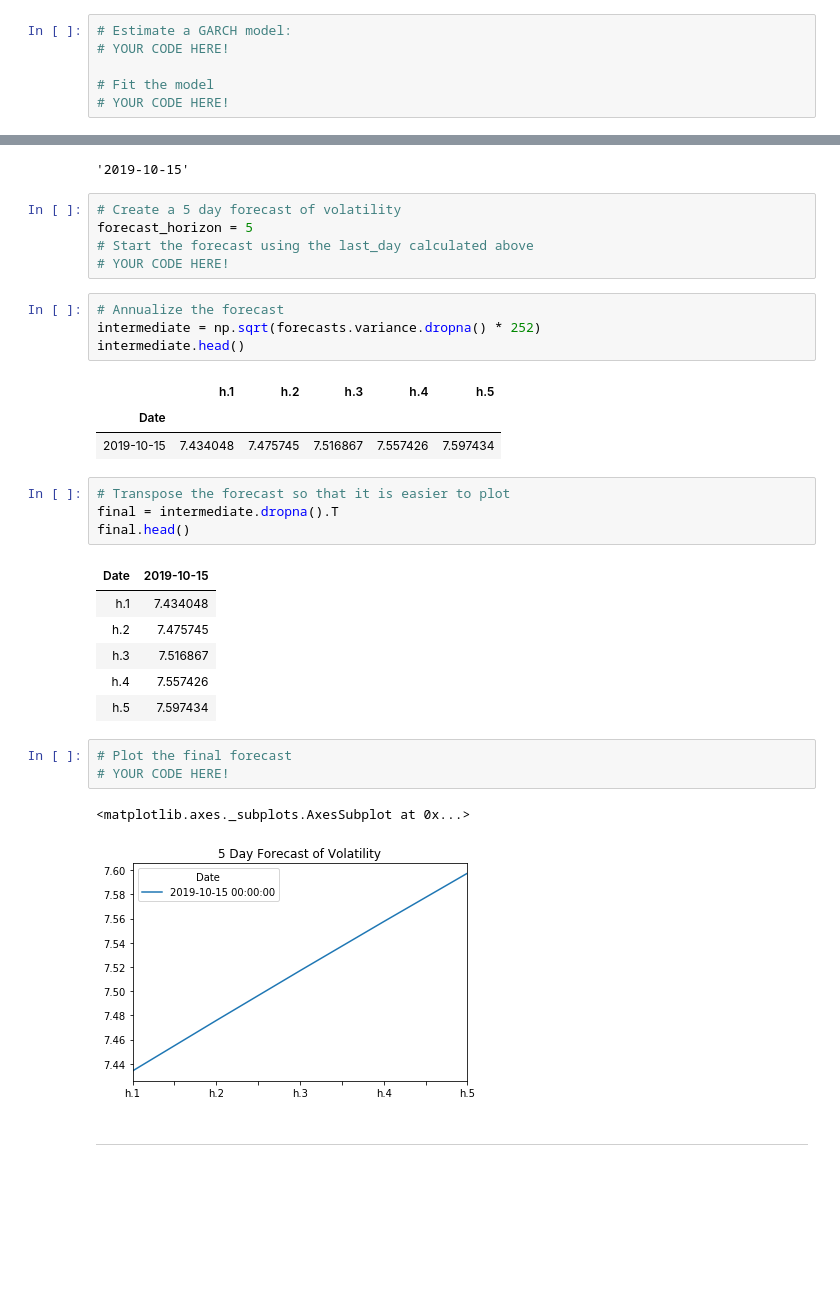
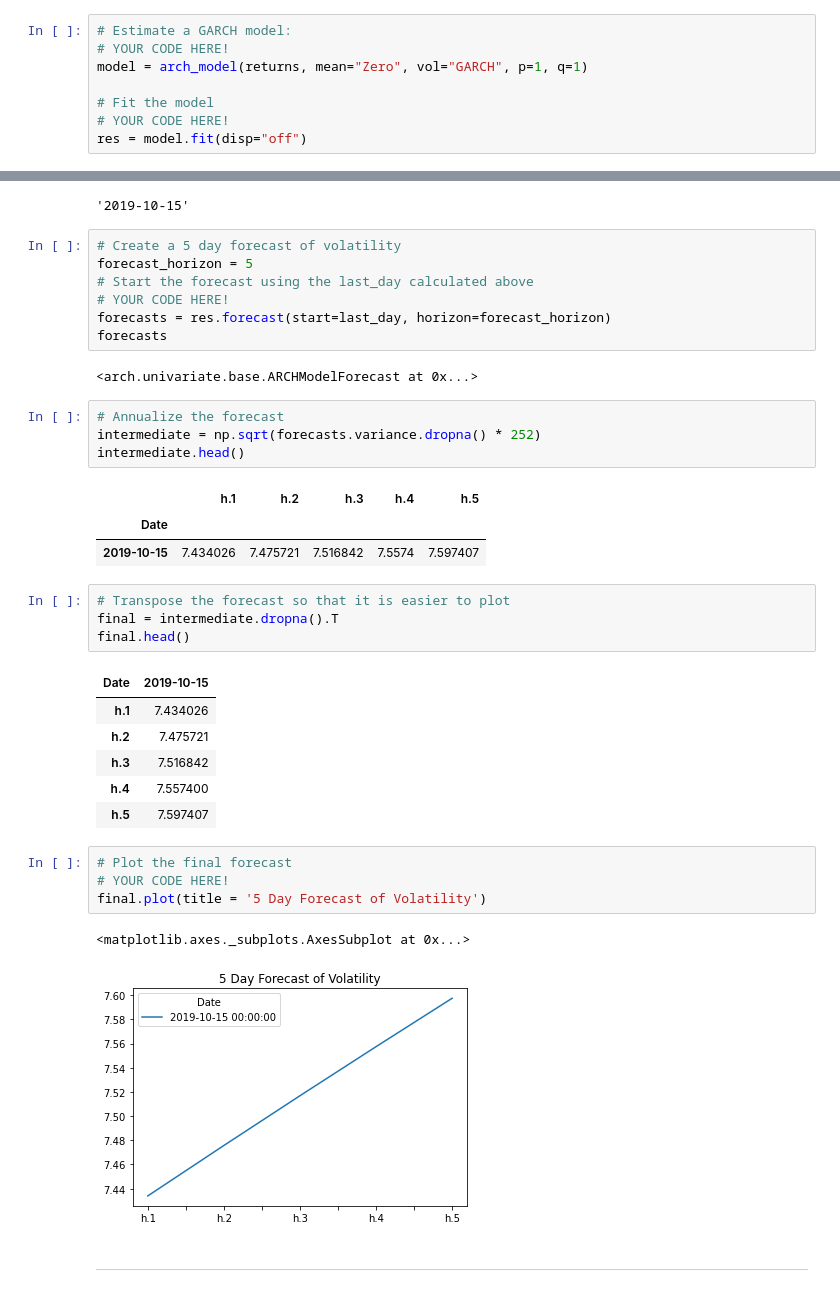
Before and after one commit to jtmcginley123/unit10, a Jupyter notebook: time_series_analysis.ipynb, the cells around one changed output, grey strips where cells are left out. Saved outputs shown, nothing was run; the diff lists cells and outputs as text; blank space fills up the shorter version.

```diff
--- a/time_series_analysis.ipynb
+++ b/time_series_analysis.ipynb
@@ -224,9 +223,11 @@ ModuleNotFoundError: No module named 'arch'
 # %%
 # Estimate a GARCH model:
 # YOUR CODE HERE!
+model = arch_model(returns, mean="Zero", vol="GARCH", p=1, q=1)
 
 # Fit the model
 # YOUR CODE HERE!
+res = model.fit(disp="off")
 # %%
 # Summarize the model results
 # YOUR CODE HERE!
@@ -258,6 +259,10 @@ last_day
 forecast_horizon = 5
 # Start the forecast using the last_day calculated above
 # YOUR CODE HERE!
+forecasts = res.forecast(start=last_day, horizon=forecast_horizon)
+forecasts
+# %% [output]
+<arch.univariate.base.ARCHModelForecast at 0x...>
 # %%
 # Annualize the forecast
 intermediate = np.sqrt(forecasts.variance.dropna() * 252)
@@ -265,24 +270,25 @@ intermediate.head()
 # %% [output]
 |  | h.1 | h.2 | h.3 | h.4 | h.5 |
 | Date |  |  |  |  |  |
-| 2019-10-15 | 7.434048 | 7.475745 | 7.516867 | 7.557426 | 7.597434 |
+| 2019-10-15 | 7.434026 | 7.475721 | 7.516842 | 7.5574 | 7.597407 |
 # %%
 # Transpose the forecast so that it is easier to plot
 final = intermediate.dropna().T
 final.head()
 # %% [output]
 | Date | 2019-10-15 |
-| h.1 | 7.434048 |
-| h.2 | 7.475745 |
-| h.3 | 7.516867 |
-| h.4 | 7.557426 |
-| h.5 | 7.597434 |
+| h.1 | 7.434026 |
+| h.2 | 7.475721 |
+| h.3 | 7.516842 |
+| h.4 | 7.557400 |
+| h.5 | 7.597407 |
 # %%
 # Plot the final forecast
 # YOUR CODE HERE!
+final.plot(title = '5 Day Forecast of Volatility')
 # %% [output]
 <matplotlib.axes._subplots.AxesSubplot at 0x...>
-[figure, old version]
+[figure, new version]
 # %% [markdown]
 ---
 # %% [markdown]
```
Also changed, not shown: parts of 11 cells of this notebook.
